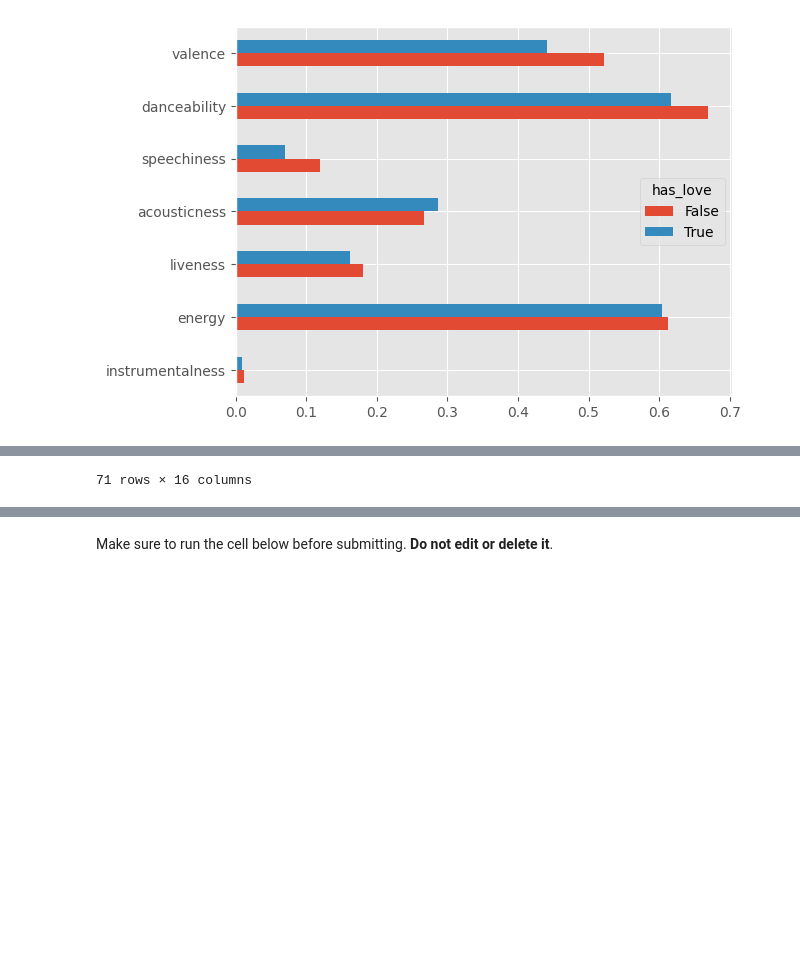
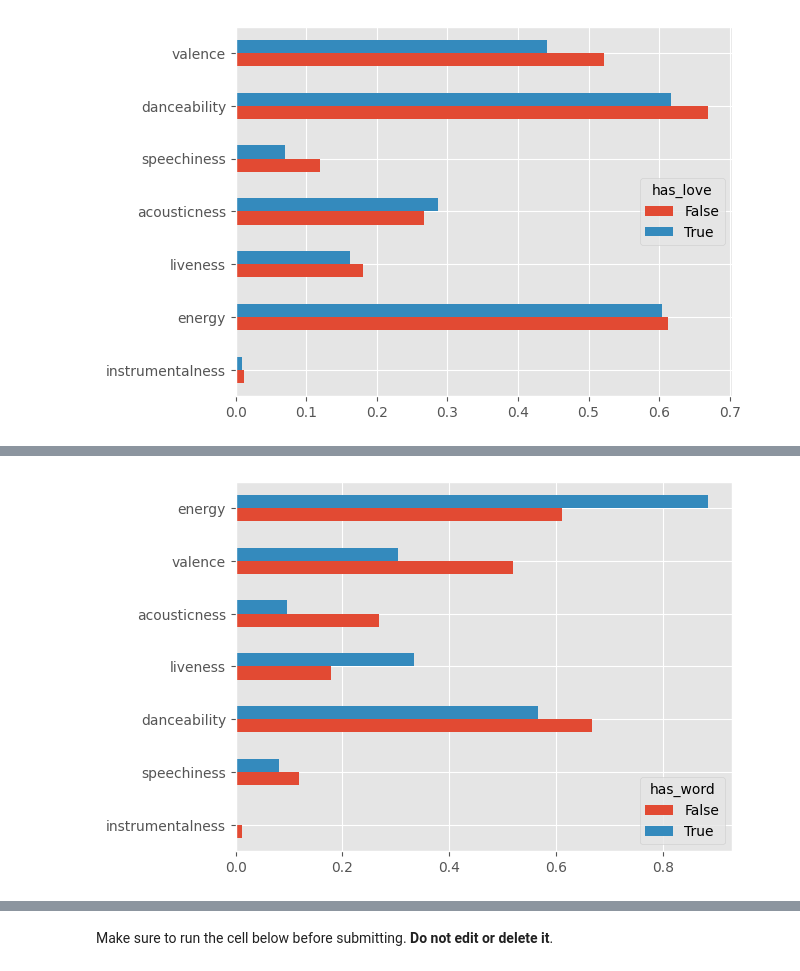
Before and after one commit to MihirYJoshi/midterm_project, a Jupyter notebook: midterm_projectUPTODATE.ipynb, the cells around one changed output, grey strips where cells are left out. Drawn from its saved outputs; the diff is of its cells as text; code cells hidden in the pictures; blank space fills up the shorter version.

```diff
--- a/midterm_projectUPTODATE.ipynb
+++ b/midterm_projectUPTODATE.ipynb
@@ -1033,35 +1033,38 @@ and display the following plot:
 
 *Hint*: To make sure that the first letter of the input word is capitalized when setting the title of your plot, use one of the string methods [detailed here](https://docs.python.org/3/library/stdtypes.html#string-methods).
 # %%
+from ctypes import sizeof
+
+
 def word_analysis(word, draw_plot=False):
+    word = word.lower()
+    trueArray = np.array(songs[songs.get("track_name").str.lower().str.contains(word)].index)
+    true = []
 
-    true = []
-    test = songs[songs.get("track_name").str.lower().str.contains(word)]
-    for i in range(0,test.shape[0]):
-        true.append("True")
-    trueA = np.array(true)
-    test = test.assign(has_word = trueA)
+    for i in range(0,songs.shape[0]):
+        true.append("False")
 
-    #songWord = songs.assign(has_word = songs.get("track_name").apply(check))
+    for i in trueArray:
+        true[i] = "True"
 
-    return test
-    #return songWord[songWord.get("has_word") == "False"]
-    #love_and_not[love_and_not.get("has_love")=="True"]
+    songs1 = songs.assign(has_word = true)
 
-#love_means = love_and_not.drop(columns=["key", "mode", "loudness", "tempo", "duration_min", "tempo_name"])
-#love_means = love_means.groupby("has_love").mean()
-#love_means
 
-#transposed_love = love_means.T
-#transposed_love
+    songs1 = songs1.drop(columns=["key", "mode", "loudness", "tempo", "duration_min", "tempo_name"])
+    songs1 = songs1.groupby("has_word").mean()
 
-#transposed_love = transposed_love.assign(ABSDiff = abs(transposed_love.get("False")- transposed_love.get("True")))
-#transposed_love
+    songs1 = songs1.T
 
-#    transposed_love = transposed_love.sort_values("ABSDiff")
-#transposed_love1 = transposed_love.drop(columns=["ABSDiff"])
-#transposed_love1.plot(kind="barh")
+    songs1 = songs1.assign(ABSDiff = abs(songs1.get("False")- songs1.get("True")))
+
+    if(draw_plot == True):
+        songs1 = songs1.sort_values("ABSDiff")
+        songs1 = songs1.drop(columns=["ABSDiff"])
+        songs1.plot(kind="barh")
+    else:
+        return songs1
+
 
 # Test out your function. Feel free to change these inputs.
-word_analysis("love", True)
+word_analysis("hurt", True)
 # %% [output]
@@ -1080,3 +1071,3 @@ word_analysis("love", True)
-71 rows × 16 columns
+[figure, added]
 # %%
 grader.check("q4_6")
```
Also changed, not shown: parts of 10 cells of this notebook, 1 other file.
